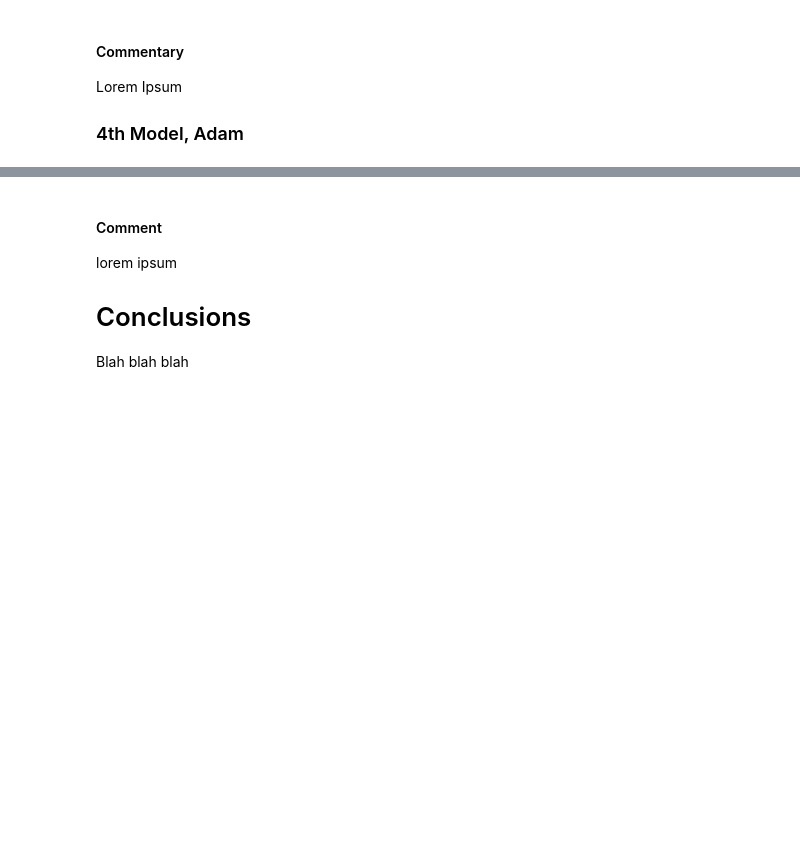
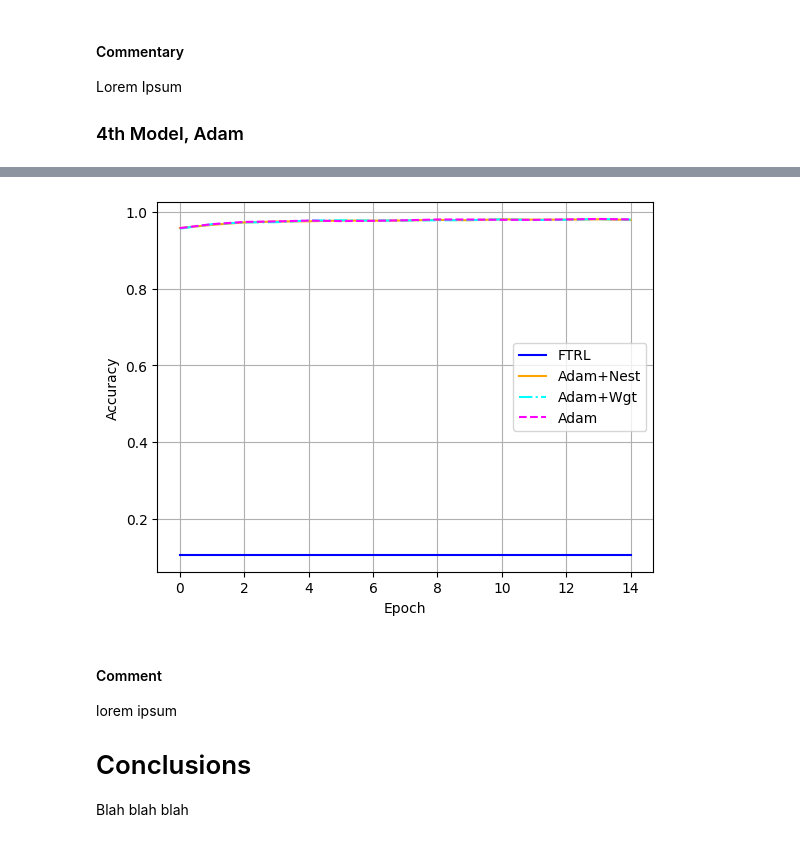
Before and after one commit to chakryaros/IDC6146, a Jupyter notebook: Optimizer_Example_ANN_NEW.ipynb, the cells around one changed output, grey strips where cells are left out. Cells and saved outputs as stored; diff of their text form; code cells hidden in the pictures; blank space fills up the shorter version.

```diff
--- a/Optimizer_Example_ANN_NEW.ipynb
+++ b/Optimizer_Example_ANN_NEW.ipynb
@@ -295,3 +377,15 @@ plt.show()
+# %%
+plt.plot(h5.history['val_accuracy'], color='blue',linestyle='solid')
+plt.plot(h4.history['val_accuracy'], color='orange',linestyle='solid')
+plt.plot(h2.history['val_accuracy'], color='cyan',linestyle='dashdot')
+plt.plot(h3.history['val_accuracy'], color='magenta',linestyle='dashed')
+plt.ylabel('Accuracy')
+plt.xlabel('Epoch')
+plt.legend(['FTRL','Adam+Nest','Adam+Wgt','Adam'])
+plt.grid()
+plt.show()
+# %% [output]
+[figure, added]
 # %% [markdown]
 #### Comment
 lorem ipsum
```
Also changed, not shown: parts of 20 cells of this notebook, 8 other files.
